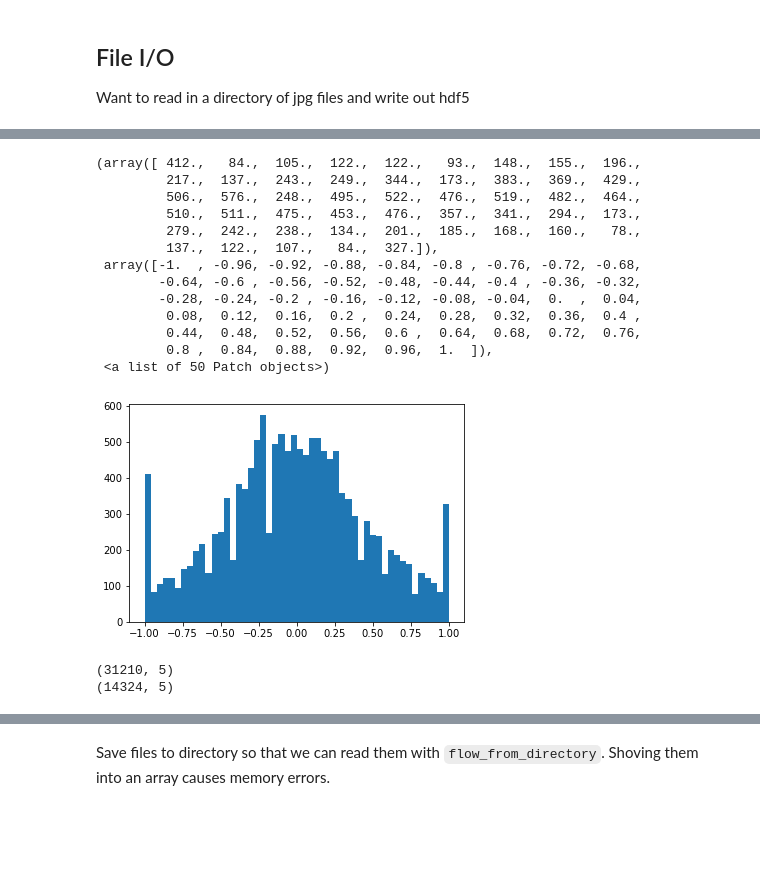
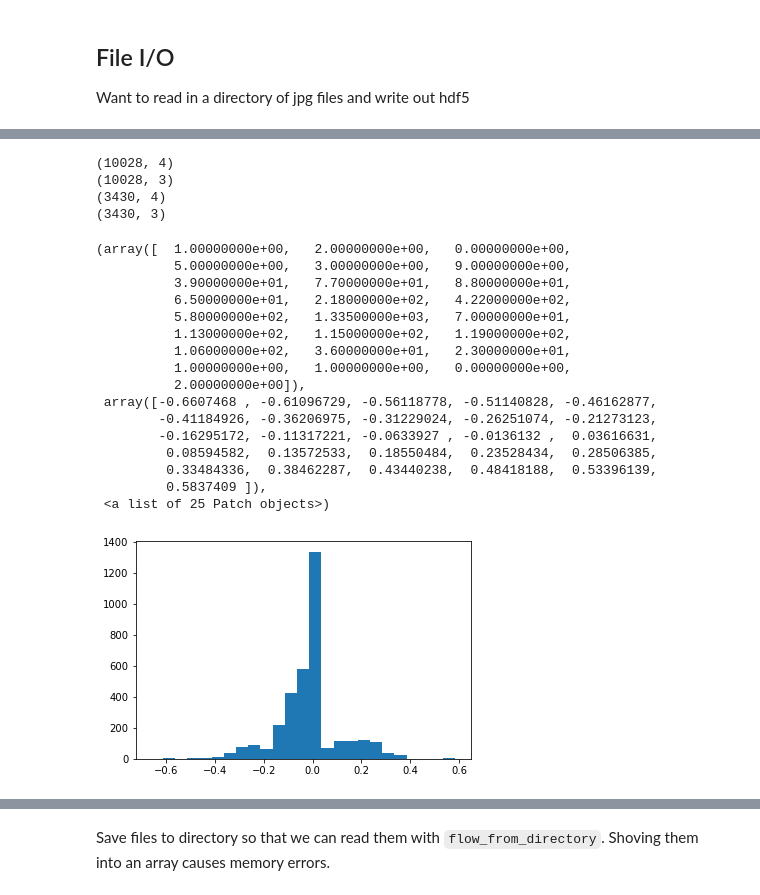
Before and after one commit to sketchc89/Simulated-Driving, a Jupyter notebook: Behavioral_Cloning.ipynb, the cells around one changed output, grey strips where cells are left out. Saved outputs shown, nothing was run; the diff lists cells and outputs as text; code cells hidden in the pictures; blank space fills up the shorter version.

Commit message:
Images for writeup

```diff
--- a/Behavioral_Cloning.ipynb
+++ b/Behavioral_Cloning.ipynb
@@ -46,5 +33,14 @@ def bin_weights(y, n_bins=10):
 # %% [markdown]
 ## File I/O
 Want to read in a directory of jpg files and write out hdf5
+# %%
+# Separate CSV into numpy array of strings and numpy array of floats
+csv_fp = './driving_data/driving_log_old.csv'
+file_paths = np.genfromtxt(csv_fp, dtype=np.str, usecols=(0,1,2), delimiter=',')
+homogenous_samples = np.genfromtxt(csv_fp, delimiter=',', usecols=(3,4,5,6))
+# Compute sample weights
+steering_angles = homogenous_samples[:,0]
+# homogenous_samples = np.hstack((homogenous_samples,
+#                         np.expand_dims(bin_weights(steering_angles), axis=1)))
 # %% [markdown]
 ### Unbalanced Classes
@@ -71,23 +68,50 @@ plt.hist(homogenous_samples[:,0], bins=50)
+# %%
+y = steering_angles
+n_bins = 25
+y_bins = np.floor((y - np.min(y))*n_bins/(np.max(y) - np.min(y)))
+# homogenous_samples = np.hstack((homogenous_samples,
+#                                 np.expand_dims(y_bins, axis=1)))
+
+max_samples = 250
+pct_keep = []
+for bin_num in range(n_bins+1):
+    bin_n = y_bins == bin_num
+    bin_count = bin_n.sum()
+    pct_keep.append(min(max_samples/bin_count, 1))
+random_keep = np.random.rand(homogenous_samples.shape[0],)
+class_dict = dict(zip(np.unique(y_bins), pct_keep))
+keep_array = np.vectorize(class_dict.get)(y_bins)
+delete_sample = random_keep > keep_array
+indexes = np.arange(homogenous_samples.shape[0])
+balanced_array = np.delete(homogenous_samples, indexes[delete_sample], axis=0)
+balanced_files = np.delete(file_paths, indexes[delete_sample], axis=0)
+# %%
+print(homogenous_samples.shape)
+print(file_paths.shape)
+print(balanced_array.shape)
+print(balanced_files.shape)
+# %% [output]
+(10028, 4)
+(10028, 3)
+(3430, 4)
+(3430, 3)
 # %%
-plt.hist(balanced_array[:,0], bins=50)
+plt.hist(balanced_array[:,0], bins=n_bins)
 # %% [output]
-(array([ 412.,   84.,  105.,  122.,  122.,   93.,  148.,  155.,  196.,
-         217.,  137.,  243.,  249.,  344.,  173.,  383.,  369.,  429.,
-         506.,  576.,  248.,  495.,  522.,  476.,  519.,  482.,  464.,
-         510.,  511.,  475.,  453.,  476.,  357.,  341.,  294.,  173.,
-         279.,  242.,  238.,  134.,  201.,  185.,  168.,  160.,   78.,
-         137.,  122.,  107.,   84.,  327.]),
- array([-1.  , -0.96, -0.92, -0.88, -0.84, -0.8 , -0.76, -0.72, -0.68,
-        -0.64, -0.6 , -0.56, -0.52, -0.48, -0.44, -0.4 , -0.36, -0.32,
-        -0.28, -0.24, -0.2 , -0.16, -0.12, -0.08, -0.04,  0.  ,  0.04,
-         0.08,  0.12,  0.16,  0.2 ,  0.24,  0.28,  0.32,  0.36,  0.4 ,
-         0.44,  0.48,  0.52,  0.56,  0.6 ,  0.64,  0.68,  0.72,  0.76,
-         0.8 ,  0.84,  0.88,  0.92,  0.96,  1.  ]),
- <a list of 50 Patch objects>)
+(array([  1.00000000e+00,   2.00000000e+00,   0.00000000e+00,
+          5.00000000e+00,   3.00000000e+00,   9.00000000e+00,
+          3.90000000e+01,   7.70000000e+01,   8.80000000e+01,
+          6.50000000e+01,   2.18000000e+02,   4.22000000e+02,
+          5.80000000e+02,   1.33500000e+03,   7.00000000e+01,
+          1.13000000e+02,   1.15000000e+02,   1.19000000e+02,
+          1.06000000e+02,   3.60000000e+01,   2.30000000e+01,
+          1.00000000e+00,   1.00000000e+00,   0.00000000e+00,
+          2.00000000e+00]),
+ array([-0.6607468 , -0.61096729, -0.56118778, -0.51140828, -0.46162877,
+        -0.41184926, -0.36206975, -0.31229024, -0.26251074, -0.21273123,
+        -0.16295172, -0.11317221, -0.0633927 , -0.0136132 ,  0.03616631,
+         0.08594582,  0.13572533,  0.18550484,  0.23528434,  0.28506385,
+         0.33484336,  0.38462287,  0.43440238,  0.48418188,  0.53396139,
+         0.5837409 ]),
+ <a list of 25 Patch objects>)
-[figure, old version]
+[figure, new version]
-# %%
-print(homogenous_samples.shape)
-print(balanced_array.shape)
-# %% [output]
-(31210, 5)
-(14324, 5)
```
Also changed, not shown: parts of 7 cells of this notebook, 21 other files.
